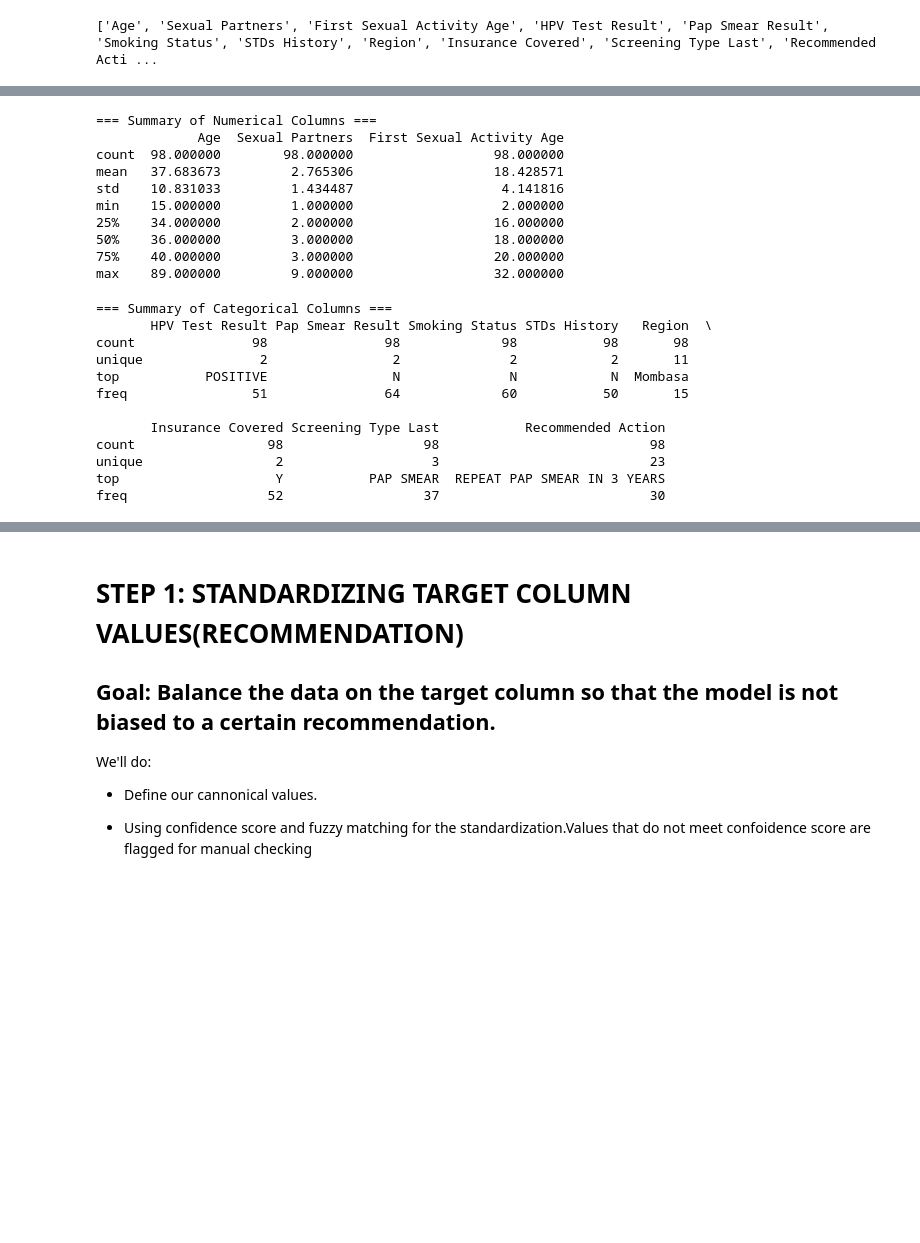
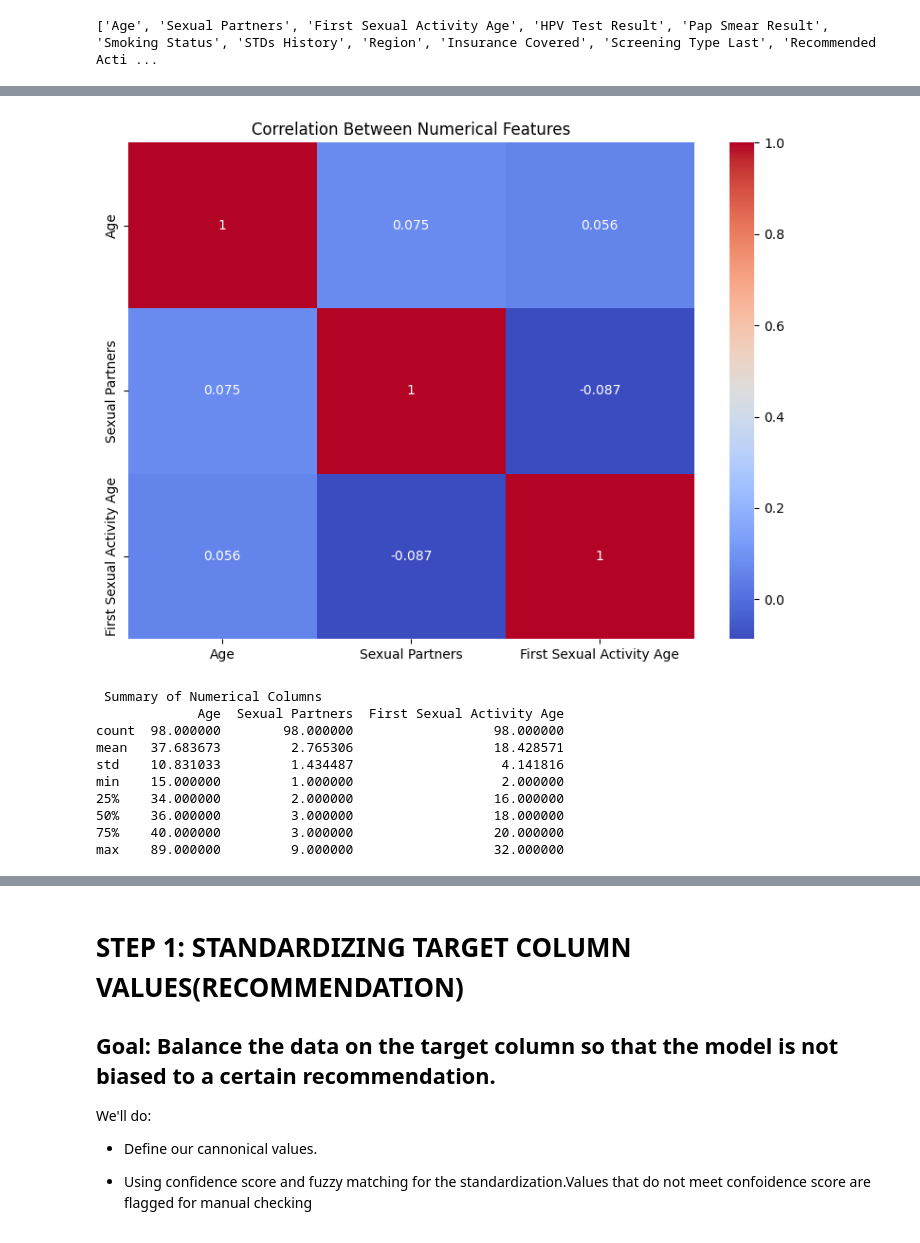
Before and after one commit to Anne-Okingo/Code_Ssipers_Afya_Kuu, a Jupyter notebook: Predicting_cervical_cancer_with_decision_trees (2).ipynb, the cells around one changed output, grey strips where cells are left out. Saved outputs shown, nothing was run; the diff lists cells and outputs as text; code cells hidden in the pictures; blank space fills up the shorter version.

```diff
--- a/Predicting_cervical_cancer_with_decision_trees (2).ipynb
+++ b/Predicting_cervical_cancer_with_decision_trees (2).ipynb
@@ -629,8 +700,19 @@ Categorical Columns: ['HPV Test Result', 'Pap Smear Result', 'Smoking Status', '
+# %%
+#Correlation Heatmap
+
+plt.figure(figsize=(8, 6))
+sns.heatmap(final_df[numerical_cols].corr(), annot=True, cmap='coolwarm')
+plt.title('Correlation Between Numerical Features')
+plt.tight_layout()
+plt.show()
+# %% [output]
+[figure, added]
 # %%
-print("\n=== Summary of Numerical Columns ===")
+# 7. Summary Stats for Numeric Features
+print("\n Summary of Numerical Columns ")
 print(final_df[numerical_cols].describe())
 # %% [output]
-=== Summary of Numerical Columns ===
+ Summary of Numerical Columns
              Age  Sexual Partners  First Sexual Activity Age
 count  98.000000        98.000000                  98.000000
 mean   37.683673         2.765306                  18.428571
@@ -640,23 +722,3 @@ min    15.000000         1.000000                   2.000000
 50%    36.000000         3.000000                  18.000000
 75%    40.000000         3.000000                  20.000000
 max    89.000000         9.000000                  32.000000
-# %%
-print("\n=== Summary of Categorical Columns ===")
-print(final_df[categorical_cols].describe())
-
-# for col in categorical_cols:
-#     print(f"\n--- {col} ---")
-#     print(final_df[col].value_counts())
-# %% [output]
-=== Summary of Categorical Columns ===
-       HPV Test Result Pap Smear Result Smoking Status STDs History   Region  \
-count               98               98             98           98       98
-unique               2                2              2            2       11
-top           POSITIVE                N              N            N  Mombasa
-freq                51               64             60           50       15
-
-       Insurance Covered Screening Type Last           Recommended Action
-count                 98                  98                           98
-unique                 2                   3                           23
-top                    Y           PAP SMEAR  REPEAT PAP SMEAR IN 3 YEARS
-freq                  52                  37                           30
```
Also changed, not shown: parts of 11 cells of this notebook.
